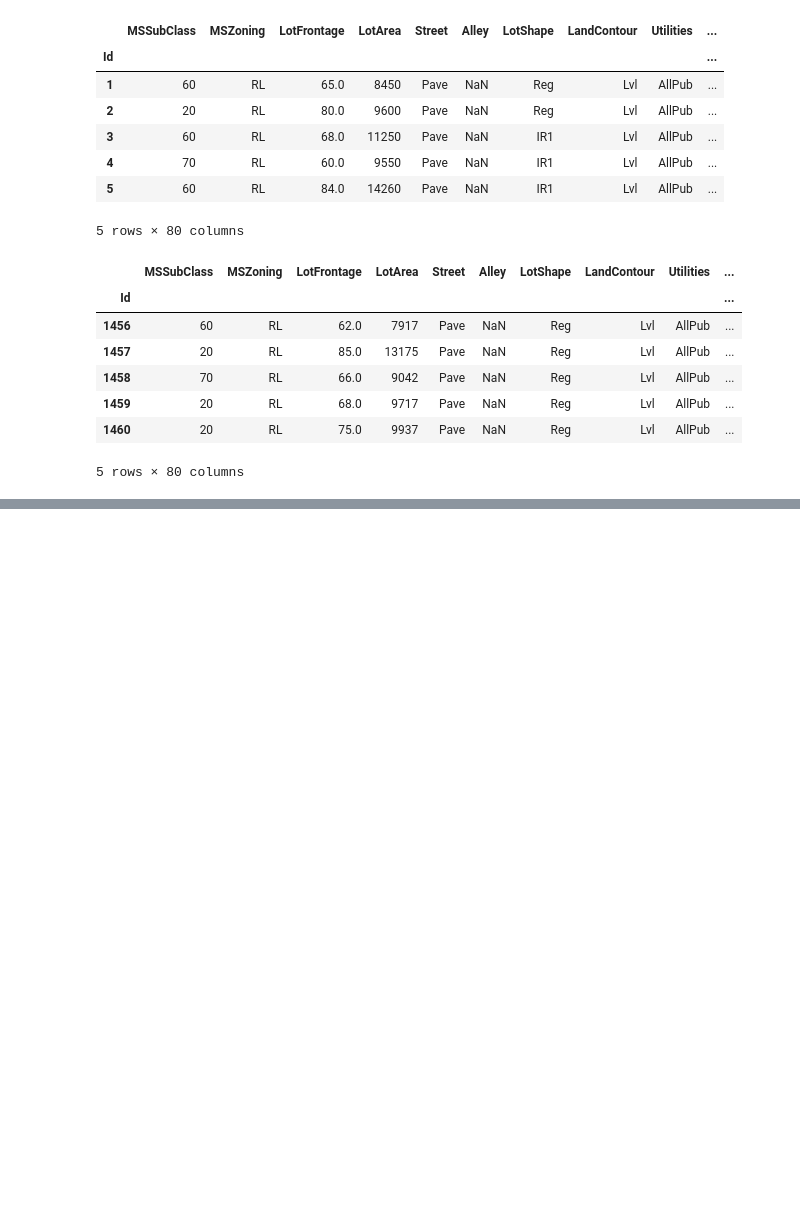
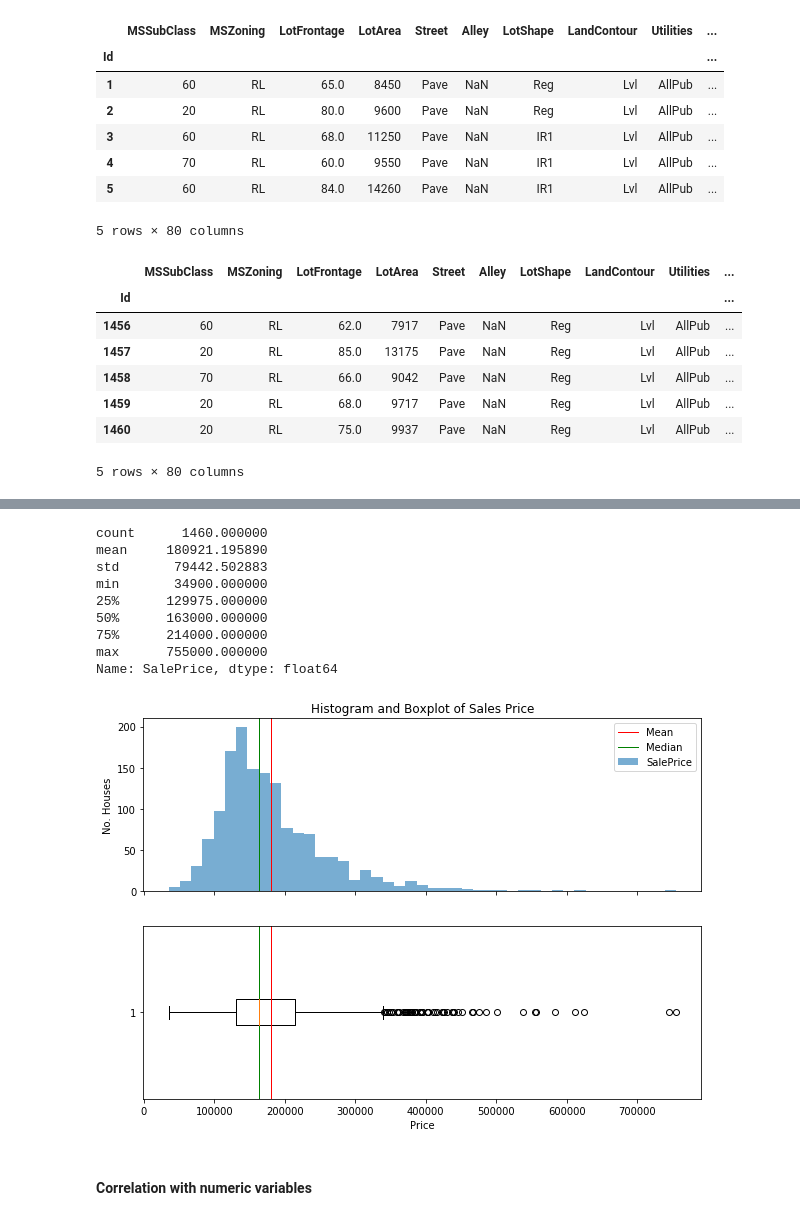
Before and after one commit to chirlas24/kaggle_HousingPricePredictor, a Jupyter notebook: HouseRate_GRN.ipynb, the cells around one changed output, grey strips where cells are left out. Drawn from its saved outputs; the diff is of its cells as text; code cells hidden in the pictures; blank space fills up the shorter version.

```diff
--- a/HouseRate_GRN.ipynb
+++ b/HouseRate_GRN.ipynb
@@ -32,0 +50,29 @@ train_data.tail(5)
+# %%
+fig, ax = plt.subplots(2, 1, figsize=(10,7), sharex=True)
+
+ax[0].hist(train_data['SalePrice'], bins=45, alpha=0.6)
+ax[0].axvline(train_data['SalePrice'].mean(), color='r', label="Mean", linewidth=1)
+ax[0].axvline(train_data['SalePrice'].median(), color='g', label='Median', linewidth=1)
+ax[0].set_title("Histogram and Boxplot of Sales Price")
+ax[0].set_ylabel("No. Houses")
+ax[0].legend()
+
+ax[1].boxplot(train_data['SalePrice'], vert=False);
+ax[1].set_xlabel("Price", )
+ax[1].axvline(train_data['SalePrice'].mean(), color='r', label="Mean", linewidth=1)
+ax[1].axvline(train_data['SalePrice'].median(), color='g', label='Median', linewidth=1);
+
+print(train_data['SalePrice'].describe())
+# %% [output]
+count      1460.000000
+mean     180921.195890
+std       79442.502883
+min       34900.000000
+25%      129975.000000
+50%      163000.000000
+75%      214000.000000
+max      755000.000000
+Name: SalePrice, dtype: float64
+[figure, added]
+# %% [markdown]
+#### Correlation with numeric variables
```
Also changed, not shown: parts of 16 cells of this notebook, 1 other file.
